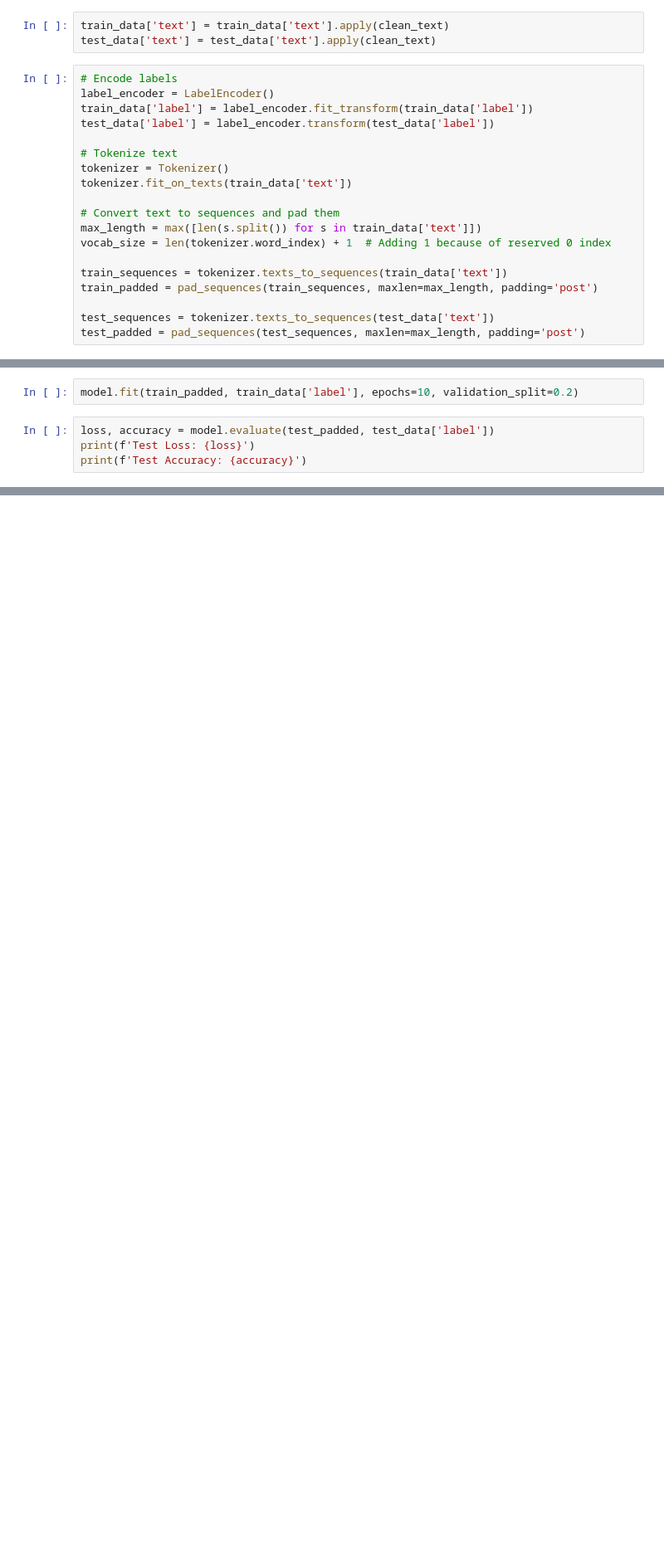
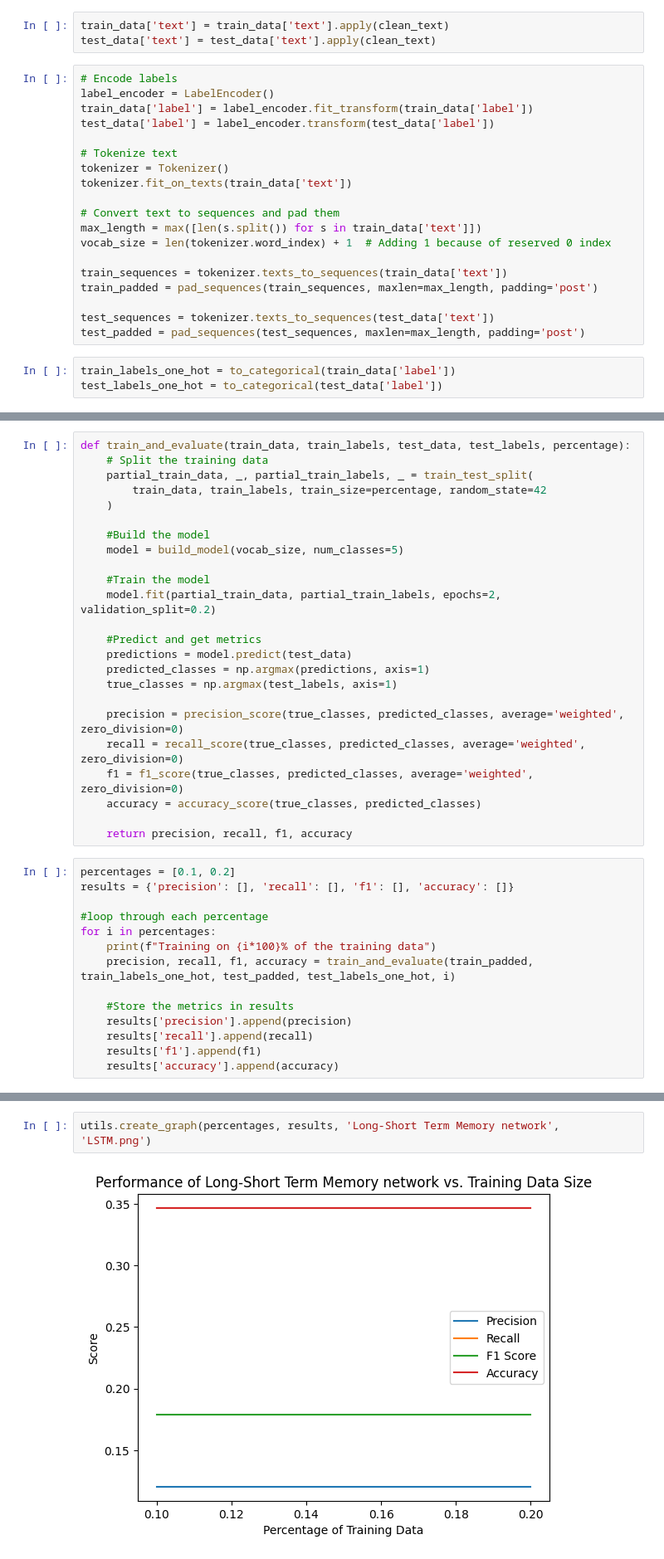
Before and after one commit to 22ericchen/Suicide-Ideation-Detection, a Jupyter notebook: Models/LSTM.ipynb, the cells around one changed output, grey strips where cells are left out. Shown: that part at 83% size. Cells and saved outputs as stored; diff of their text form; blank space fills up the shorter version.

Commit message:
Implemented LSTM model

```diff
--- a/Models/LSTM.ipynb
+++ b/Models/LSTM.ipynb
@@ -49,4 +52,7 @@ train_padded = pad_sequences(train_sequences, maxlen=max_length, padding='post')
 
 test_sequences = tokenizer.texts_to_sequences(test_data['text'])
 test_padded = pad_sequences(test_sequences, maxlen=max_length, padding='post')
+# %%
+train_labels_one_hot = to_categorical(train_data['label'])
+test_labels_one_hot = to_categorical(test_data['label'])
 # %%
@@ -60,6 +67,38 @@ model.compile(loss='binary_crossentropy', optimizer='adam', metrics=['accuracy']
 # %%
-model.fit(train_padded, train_data['label'], epochs=10, validation_split=0.2)
+def train_and_evaluate(train_data, train_labels, test_data, test_labels, percentage):
+    # Split the training data
+    partial_train_data, _, partial_train_labels, _ = train_test_split(
+        train_data, train_labels, train_size=percentage, random_state=42
+    )
+
+    #Build the model
+    model = build_model(vocab_size, num_classes=5)
+
+    #Train the model
+    model.fit(partial_train_data, partial_train_labels, epochs=2, validation_split=0.2)
+
+    #Predict and get metrics
+    predictions = model.predict(test_data)
+    predicted_classes = np.argmax(predictions, axis=1)
+    true_classes = np.argmax(test_labels, axis=1)
+
+    precision = precision_score(true_classes, predicted_classes, average='weighted', zero_division=0)
+    recall = recall_score(true_classes, predicted_classes, average='weighted', zero_division=0)
+    f1 = f1_score(true_classes, predicted_classes, average='weighted', zero_division=0)
+    accuracy = accuracy_score(true_classes, predicted_classes)
+
+    return precision, recall, f1, accuracy
 # %%
-loss, accuracy = model.evaluate(test_padded, test_data['label'])
-print(f'Test Loss: {loss}')
-print(f'Test Accuracy: {accuracy}')
+percentages = [0.1, 0.2]
+results = {'precision': [], 'recall': [], 'f1': [], 'accuracy': []}
+
+#loop through each percentage
+for i in percentages:
+    print(f"Training on {i*100}% of the training data")
+    precision, recall, f1, accuracy = train_and_evaluate(train_padded, train_labels_one_hot, test_padded, test_labels_one_hot, i)
+
+    #Store the metrics in results
+    results['precision'].append(precision)
+    results['recall'].append(recall)
+    results['f1'].append(f1)
+    results['accuracy'].append(accuracy)
@@ -65,0 +118,4 @@ print(f'Test Accuracy: {accuracy}')
+# %%
+utils.create_graph(percentages, results, 'Long-Short Term Memory network', 'LSTM.png')
+# %% [output]
+[figure, added]
```
Also changed, not shown: parts of 7 cells of this notebook, 1 other file.
